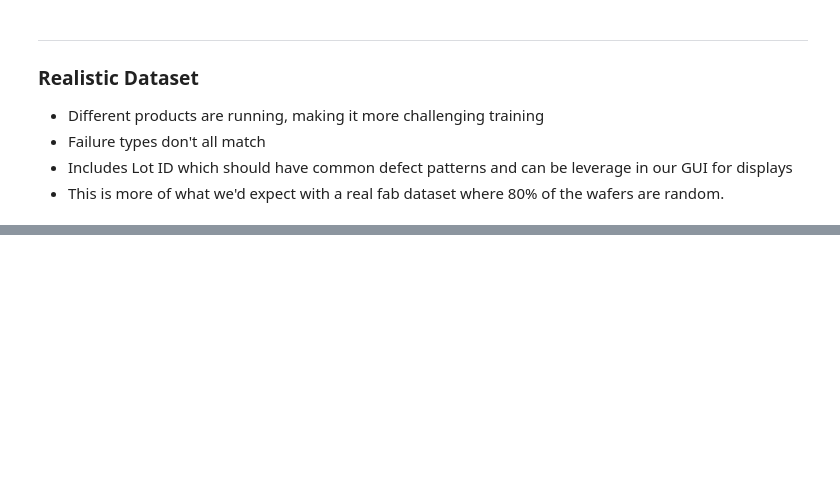
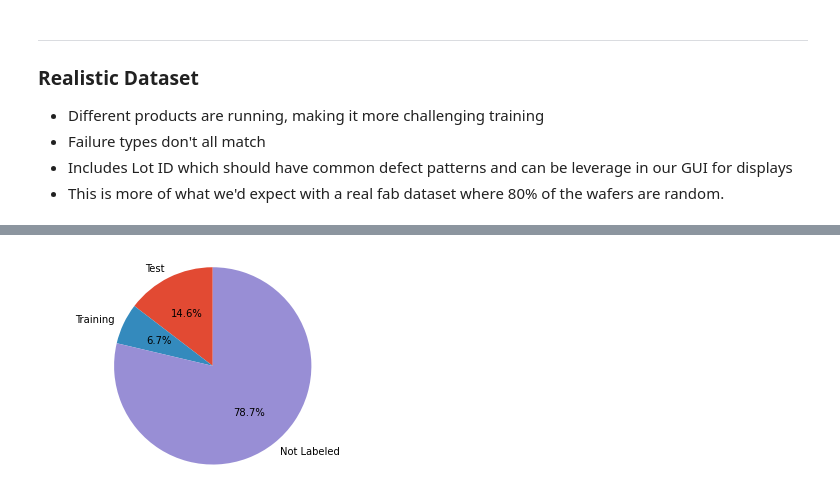
Before and after one commit to sngatzemeier/Wafer-Defect-Classification, a Jupyter notebook: EDA_Notebook.ipynb, the cells around one changed output, grey strips where cells are left out. Saved outputs shown, nothing was run; the diff lists cells and outputs as text; code cells hidden in the pictures; blank space fills up the shorter version.

```diff
--- a/EDA_Notebook.ipynb
+++ b/EDA_Notebook.ipynb
@@ -293,0 +206,18 @@ for x in ax:
+# %%
+uni_TrainTest=np.unique(df.TrainTestLabel, return_counts=True)
+
+# The slice names of a population distribution pie chart
+# pieLabels = uni_TrainTest[0]
+pieLabels = ("Test", "Training", "Not Labeled")
+populationShare = uni_TrainTest[1]
+
+figureObject, axesObject = plt.subplots()
+
+# Draw the pie chart
+axesObject.pie(populationShare, labels=pieLabels, autopct='%1.1f%%', startangle=90)
+
+# Aspect ratio - equal means pie is a circle
+axesObject.axis('equal')
+plt.show()
+# %% [output]
+[figure, added]
```
Also changed, not shown: parts of 20 cells of this notebook.
